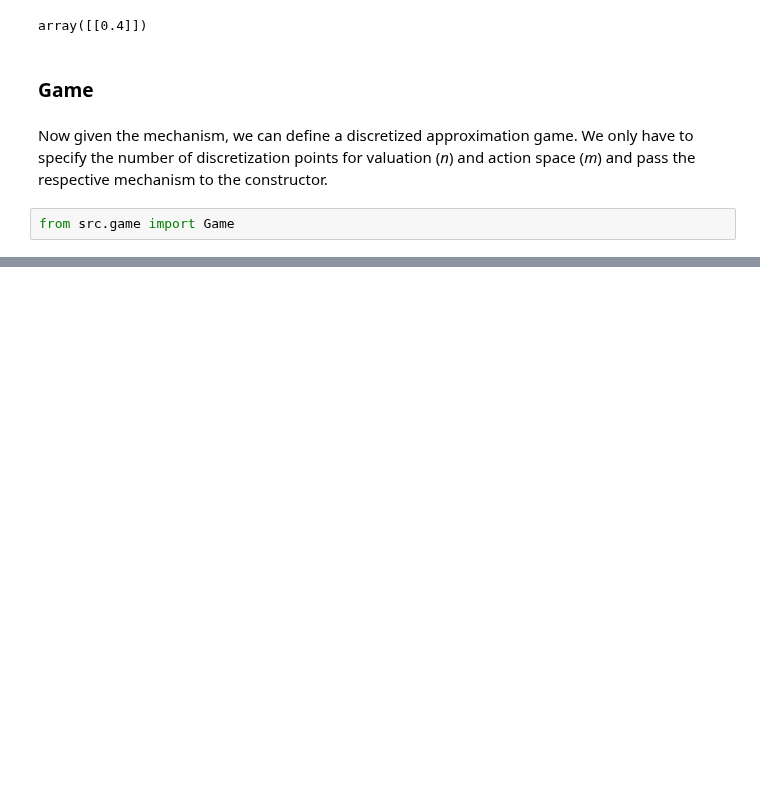
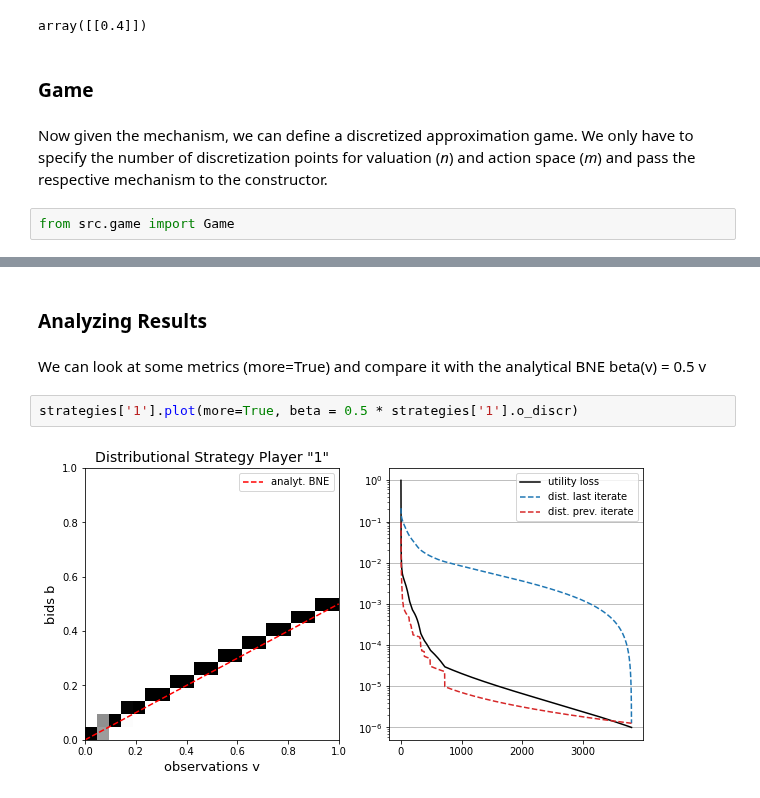
Before and after one commit to MOberlechner/soda, a Jupyter notebook: notebooks/intro.ipynb, the cells around one changed output, grey strips where cells are left out. Drawn from its saved outputs; the diff is of its cells as text; blank space fills up the shorter version.

```diff
--- a/notebooks/intro.ipynb
+++ b/notebooks/intro.ipynb
@@ -79,0 +152,8 @@ game.utility['1'].shape
+# %% [markdown]
+### **Analyzing Results**
+# %% [markdown]
+We can look at some metrics (more=True) and compare it with the analytical BNE beta(v) = 0.5 v
+# %%
+strategies['1'].plot(more=True, beta = 0.5 * strategies['1'].o_discr)
+# %% [output]
+[figure, added]
```
Also changed, not shown: parts of 34 cells of this notebook.
